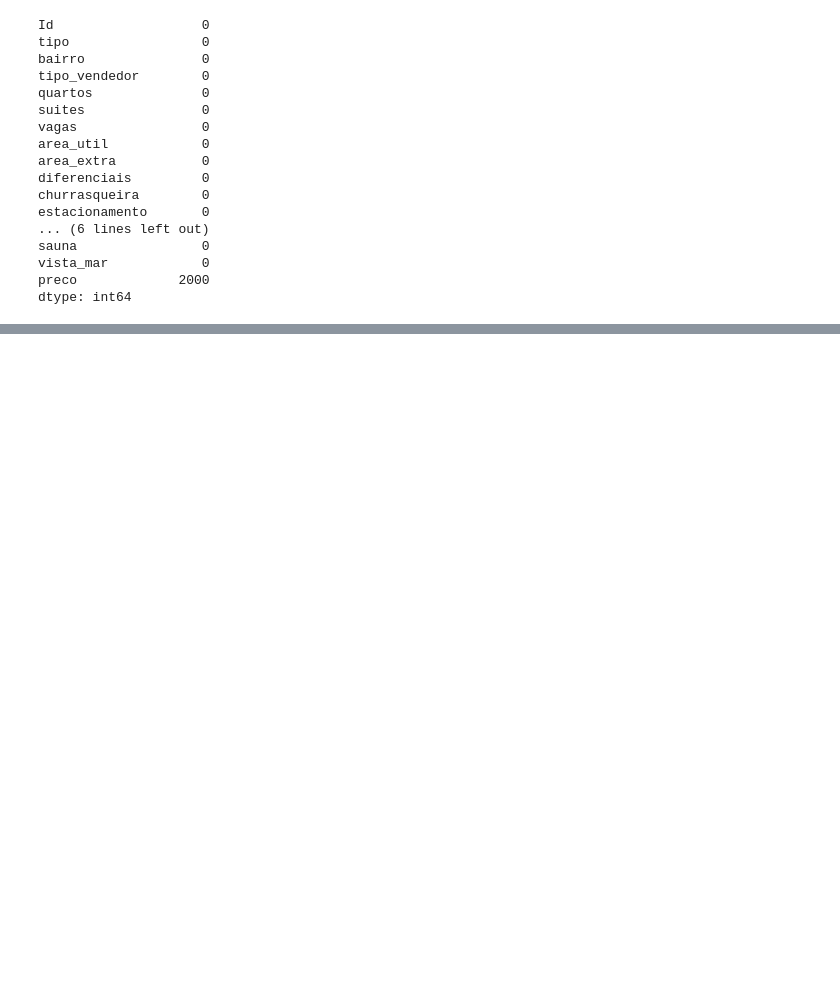
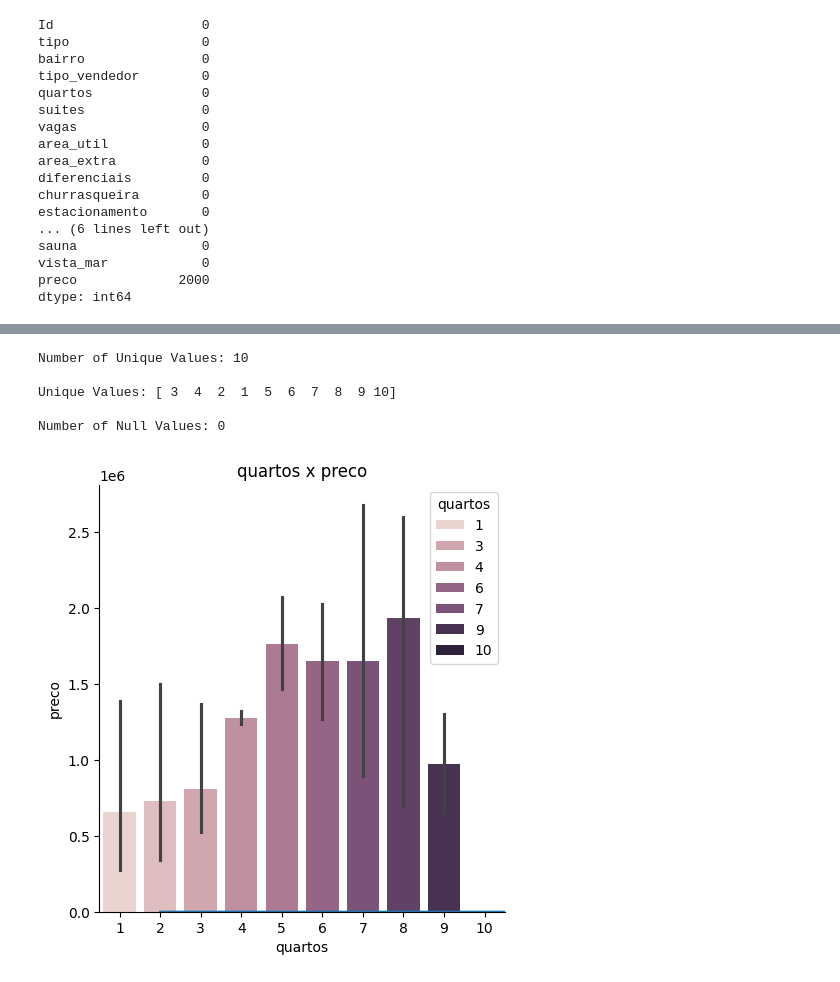
Before and after one commit to BarbaraCerqueira/intr-machine-learning, a Jupyter notebook: regressao/valor_imovel.ipynb, the cells around one changed output, grey strips where cells are left out. Drawn from its saved outputs; the diff is of its cells as text; code cells hidden in the pictures; blank space fills up the shorter version.

```diff
--- a/regressao/valor_imovel.ipynb
+++ b/regressao/valor_imovel.ipynb
@@ -75,0 +121,9 @@ Aqui fiz uma breve análise de como 'otimizar' algumas features para melhores pr
+# %%
+analysis(imovel_df, 'quartos')
+# %% [output]
+Number of Unique Values: 10
+
+Unique Values: [ 3  4  2  1  5  6  7  8  9 10]
+
+Number of Null Values: 0
+[figure, added]
```
Also changed, not shown: parts of 46 cells of this notebook, 3 other files.
